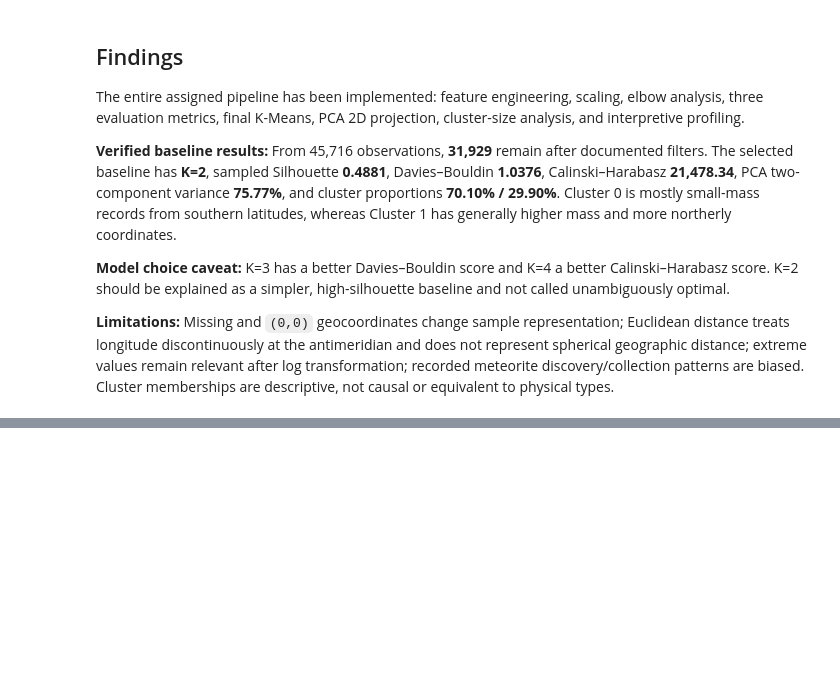
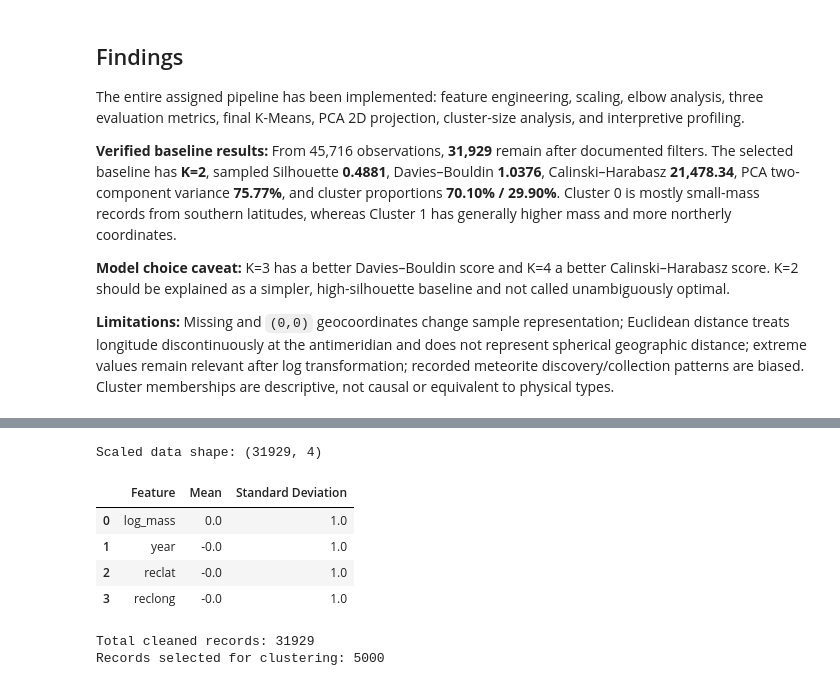
Before and after one commit to manaswiniyoshitha2006-netizen/ML-Evaluation, a Jupyter notebook: notebooks/clustering.ipynb, the cells around one changed output, grey strips where cells are left out. Cells and saved outputs as stored; diff of their text form; code cells hidden in the pictures; blank space fills up the shorter version.

```diff
--- a/notebooks/clustering.ipynb
+++ b/notebooks/clustering.ipynb
@@ -1903,0 +2014,58 @@ The entire assigned pipeline has been implemented: feature engineering, scaling,
+# %%
+
+# STEP 2: FEATURE SCALING
+
+scaler_hierarchical = StandardScaler()
+
+X_hierarchical_scaled = scaler_hierarchical.fit_transform(
+    X_hierarchical
+)
+
+print("Scaled data shape:", X_hierarchical_scaled.shape)
+
+scaled_summary = pd.DataFrame({
+    "Feature": model_features,
+    "Mean": X_hierarchical_scaled.mean(axis=0),
+    "Standard Deviation": X_hierarchical_scaled.std(axis=0)
+})
+
+display(scaled_summary.round(4))
+# %% [output]
+Scaled data shape: (31929, 4)
+|  | Feature | Mean | Standard Deviation |
+| 0 | log_mass | 0.0 | 1.0 |
+| 1 | year | -0.0 | 1.0 |
+| 2 | reclat | -0.0 | 1.0 |
+| 3 | reclong | -0.0 | 1.0 |
+# %%
+
+# STEP 3: SAMPLING
+
+MAX_SAMPLES = 5000
+
+rng = np.random.default_rng(RANDOM_STATE)
+
+sample_size = min(
+    MAX_SAMPLES,
+    len(X_hierarchical_scaled)
+)
+
+sample_indices = np.sort(
+    rng.choice(
+        len(X_hierarchical_scaled),
+        size=sample_size,
+        replace=False
+    )
+)
+
+X_hier_sample = X_hierarchical_scaled[sample_indices]
+
+hierarchical_sample_df = hierarchical_df.iloc[
+    sample_indices
+].copy()
+
+print("Total cleaned records:", len(X_hierarchical_scaled))
+print("Records selected for clustering:", len(X_hier_sample))
+# %% [output]
+Total cleaned records: 31929
+Records selected for clustering: 5000
```
Also changed, not shown: parts of 5 cells of this notebook.
